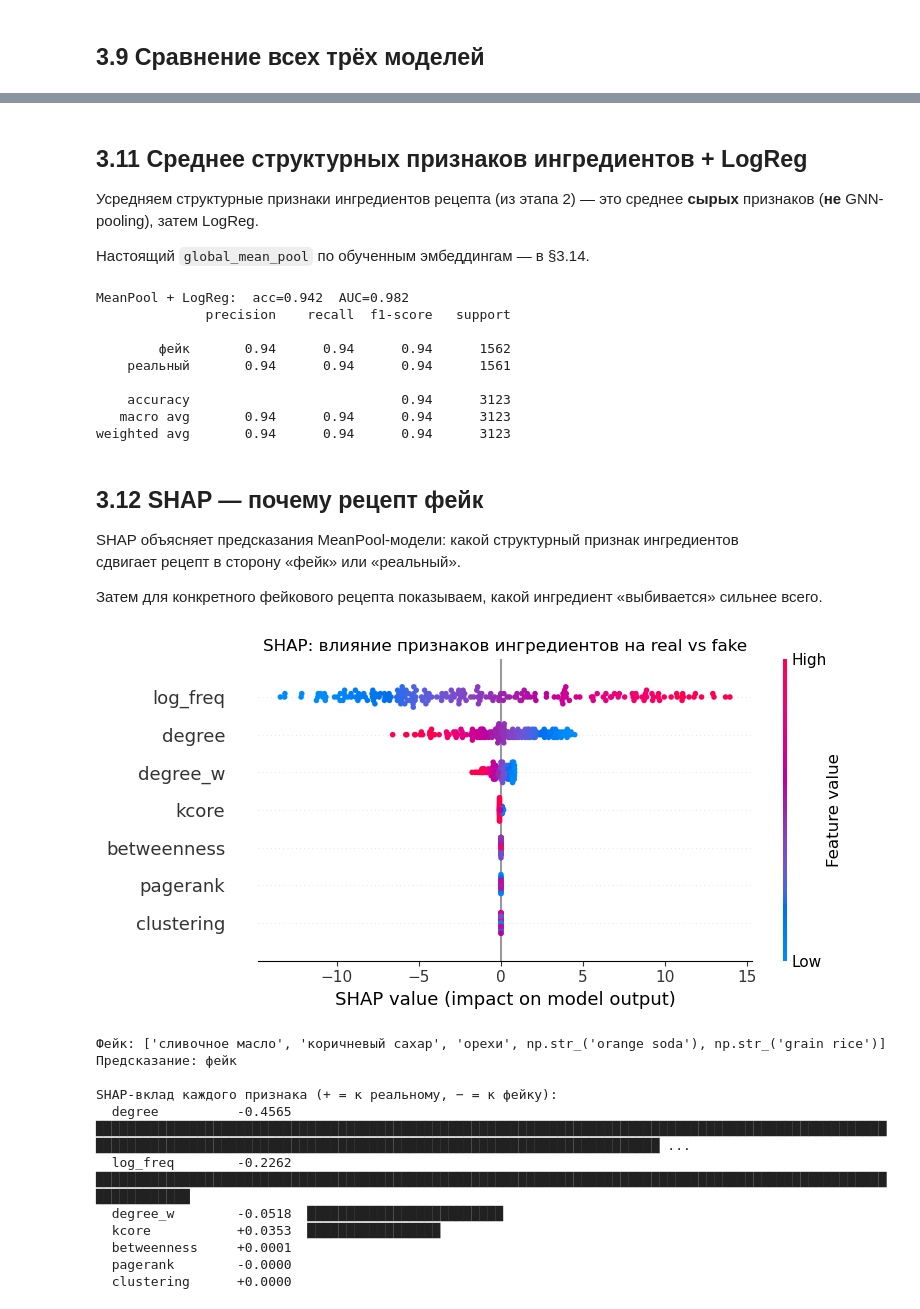
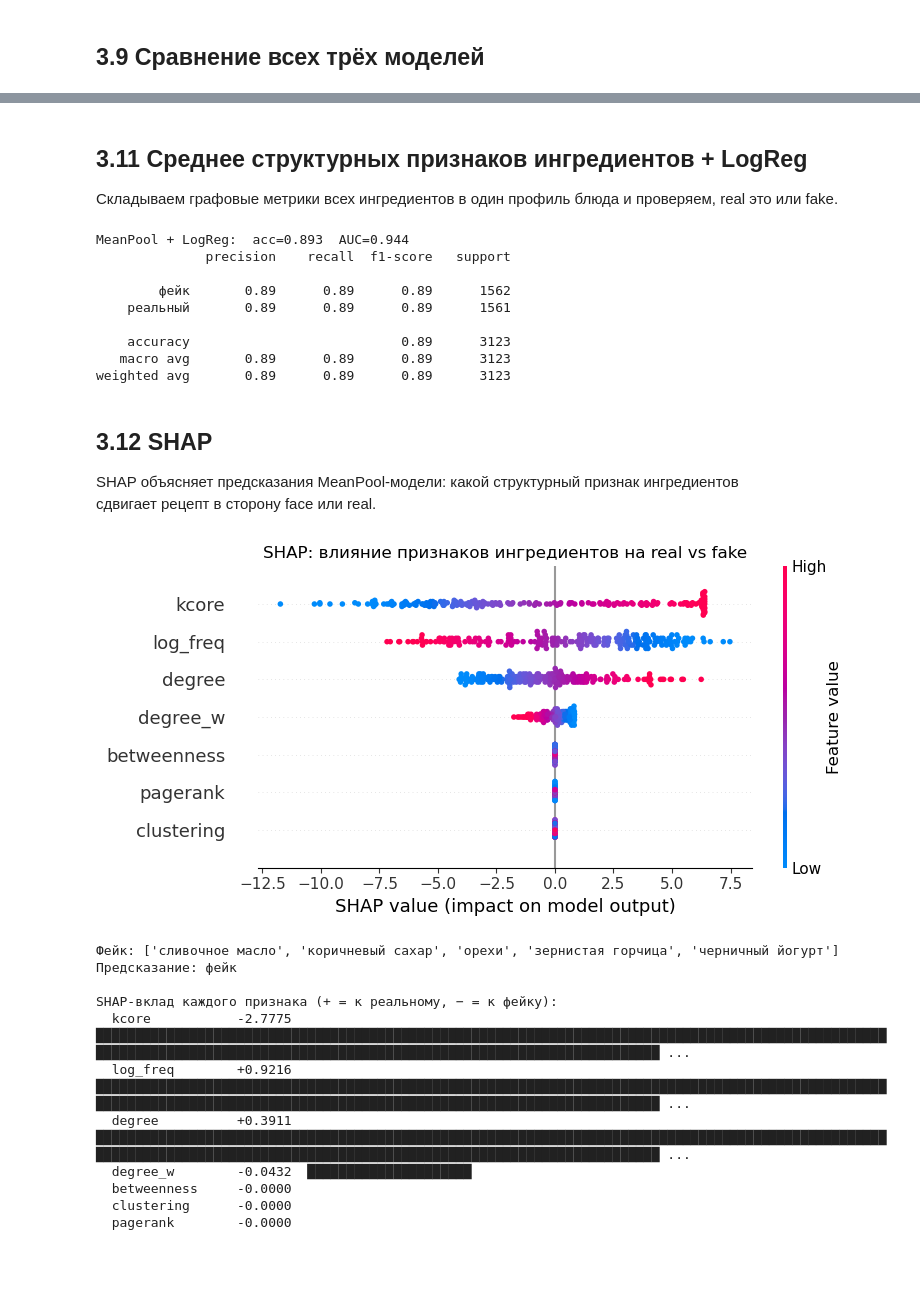
Before and after one commit to Valeriia-Reznik-Dev/recipe-ingredient-graphs-2026, a Jupyter notebook: 03_dish_validity_prediction.ipynb, the cells around one changed output, grey strips where cells are left out. Cells and saved outputs as stored; diff of their text form; code cells hidden in the pictures; blank space fills up the shorter version.

Commit message:
Правки nb03 и доработка переводов ингредиентов.

```diff
--- a/03_dish_validity_prediction.ipynb
+++ b/03_dish_validity_prediction.ipynb
@@ -50,14 +55,20 @@ print('Готово')
 ## 3.1 Загрузка графа и рецептов
 # %%
 I = nx.read_graphml(OUT / 'ingredient_graph.graphml')
-ing_set = set(I.nodes())
+ing_set = {str(x) for x in I.nodes()}
+
+importlib.reload(ingredient_ru)
+from ingredient_ru import preload_pool
+ingredient_ru._RUNTIME_RU.clear()
+n_tr = preload_pool(ing_set)
+print(f'Ингредиентов в графе: {len(ing_set):,}  (переведено: {n_tr:,})')
 
 df = pd.read_csv(DATA, nrows=8000, usecols=['NER'])
 
 recipes = []
 for s in df['NER']:
     try:
-        ings = [x.strip().lower() for x in ast.literal_eval(s) if isinstance(x, str)]
+        ings = [str(x).strip().lower() for x in ast.literal_eval(s) if isinstance(x, str)]
         ings = [x for x in ings if x in ing_set]
         if len(ings) >= 3:
             recipes.append(ings)
@@ -87,7 +101,7 @@ X_real = np.array([[edge_density(r), len(r)] for r in recipes])
 y_real = np.ones(len(recipes))
 
 # фейковые: ~50% ингредиентов заменены случайными (из других «блюд»)
-fake = make_fake_recipes(recipes, ingredient_pool=list(ing_set), mix_ratio=0.5, seed=SEED)
+fake = make_fake_recipes(recipes, ingredient_pool=sorted(ing_set), mix_ratio=0.5, seed=SEED)
 
 X_fake = np.array([[edge_density(r), len(r)] for r in fake])
 y_fake = np.zeros(len(fake))
@@ -358,7 +370,7 @@ for i in range(5):
     print(f'  Плотность связей: {edge_density(r):.3f}')
 
     if bad_pairs:
-        shown = [f'{ru(a)} + {ru(b)}' for a, b in bad_pairs[:3]]
+        shown = [f'{ru(a)} + {ru(b)}' for a, b in bad_pairs]
         print(f'  Несовместимые пары ({len(bad_pairs)}): {", ".join(shown)}')
 
     if odd_ings:
@@ -385,9 +397,7 @@ for i in range(5):
 # %% [markdown]
 ## 3.11 Среднее структурных признаков ингредиентов + LogReg
 
-Усредняем структурные признаки ингредиентов рецепта (из этапа 2) — это среднее **сырых** признаков (**не** GNN-pooling), затем LogReg.
-
-Настоящий `global_mean_pool` по обученным эмбеддингам — в §3.14.
+Складываем графовые метрики всех ингредиентов в один профиль блюда и проверяем, real это или fake.
 # %%
 # feat_df уже загружен в ячейке 3.8 — используем его
 FEAT_COLS = ['degree', 'degree_w', 'pagerank', 'clustering', 'kcore', 'betweenness', 'log_freq']
@@ -416,61 +426,67 @@ pool_auc = roc_auc_score(ypool_te, clf_pool.predict_proba(X_pool_te)[:, 1])
 print(f'MeanPool + LogReg:  acc={pool_acc:.3f}  AUC={pool_auc:.3f}')
 print(classification_report(ypool_te, pred_pool, target_names=['фейк', 'реальный']))
 # %% [output]
-MeanPool + LogReg:  acc=0.942  AUC=0.982
+MeanPool + LogReg:  acc=0.893  AUC=0.944
               precision    recall  f1-score   support
 
-        фейк       0.94      0.94      0.94      1562
-    реальный       0.94      0.94      0.94      1561
+        фейк       0.89      0.89      0.89      1562
+    реальный       0.89      0.89      0.89      1561
 
-    accuracy                           0.94      3123
-   macro avg       0.94      0.94      0.94      3123
-weighted avg       0.94      0.94      0.94      3123
+    accuracy                           0.89      3123
+   macro avg       0.89      0.89      0.89      3123
+weighted avg       0.89      0.89      0.89      3123
 # %% [markdown]
-## 3.12 SHAP — почему рецепт фейк
+## 3.12 SHAP
 
 SHAP объясняет предсказания MeanPool-модели: какой структурный признак ингредиентов
-сдвигает рецепт в сторону «фейк» или «реальный».
-
-Затем для конкретного фейкового рецепта показываем, какой ингредиент «выбивается» сильнее всего.
+сдвигает рецепт в сторону face или real.
 # %%
-import shap
+import warnings
 
 # LinearExplainer быстрее и точнее KernelExplainer для LogReg
 explainer  = shap.LinearExplainer(clf_pool, X_pool_tr, feature_names=FEAT_COLS)
 shap_vals  = explainer(X_pool_te[:200])
 
 # Summary plot: глобальная важность признаков
-shap.summary_plot(shap_vals, X_pool_te[:200], feature_names=FEAT_COLS,
-                  show=False, plot_size=(8, 4))
+with warnings.catch_warnings():
+    warnings.filterwarnings(
+        'ignore',
+        category=FutureWarning,
+        message=r'.*NumPy global RNG was seeded.*',
+    )
+    shap.summary_plot(
+        shap_vals, X_pool_te[:200], feature_names=FEAT_COLS,
+        show=False, plot_size=(8, 4),
+    )
 plt.title('SHAP: влияние признаков ингредиентов на real vs fake')
 plt.tight_layout()
 plt.savefig(OUT / 'shap_summary.png', dpi=120)
 plt.show()
 
 # Объяснение для одного фейкового рецепта
 i_explain = 0
 x_fake_pool = mean_pool(fake[i_explain], feat_df, FEAT_COLS).reshape(1, -1)
 sv_one = explainer(x_fake_pool)
 
 print(f'Фейк: {ru_list(fake[i_explain][:8])}')
 print(f'Предсказание: {"реальный" if clf_pool.predict(x_fake_pool)[0] == 1 else "фейк"}')
 print()
 print('SHAP-вклад каждого признака (+ = к реальному, − = к фейку):')
 for feat, val in sorted(zip(FEAT_COLS, sv_one.values[0]), key=lambda x: abs(x[1]), reverse=True):
     bar = '█' * int(abs(val) * 500)
     sign = '+' if val > 0 else '-'
     print(f'  {feat:<15} {sign}{abs(val):.4f}  {bar}')
 # %% [output]
-[figure, old version]
+[figure, new version]
-Фейк: ['сливочное масло', 'коричневый сахар', 'орехи', np.str_('orange soda'), np.str_('grain rice')]
+Фейк: ['сливочное масло', 'коричневый сахар', 'орехи', 'зернистая горчица', 'черничный йогурт']
 Предсказание: фейк
 
 SHAP-вклад каждого признака (+ = к реальному, − = к фейку):
-  degree          -0.4565  █████████████████████████████████████████████████████████████████████████████████████████████████████████████████████████████████████████████████████████████████████████████ ...
-  log_freq        -0.2262  █████████████████████████████████████████████████████████████████████████████████████████████████████████████████
-  degree_w        -0.0518  █████████████████████████
-  kcore           +0.0353  █████████████████
-  betweenness     +0.0001
+  kcore           -2.7775  █████████████████████████████████████████████████████████████████████████████████████████████████████████████████████████████████████████████████████████████████████████████ ...
+  log_freq        +0.9216  █████████████████████████████████████████████████████████████████████████████████████████████████████████████████████████████████████████████████████████████████████████████ ...
+  degree          +0.3911  █████████████████████████████████████████████████████████████████████████████████████████████████████████████████████████████████████████████████████████████████████████████ ...
+  degree_w        -0.0432  █████████████████████
+  betweenness     -0.0000
+  clustering      -0.0000
   pagerank        -0.0000
-  clustering      +0.0000
 # %% [markdown]
```
Also changed, not shown: parts of 21 cells of this notebook, 2 other files.
